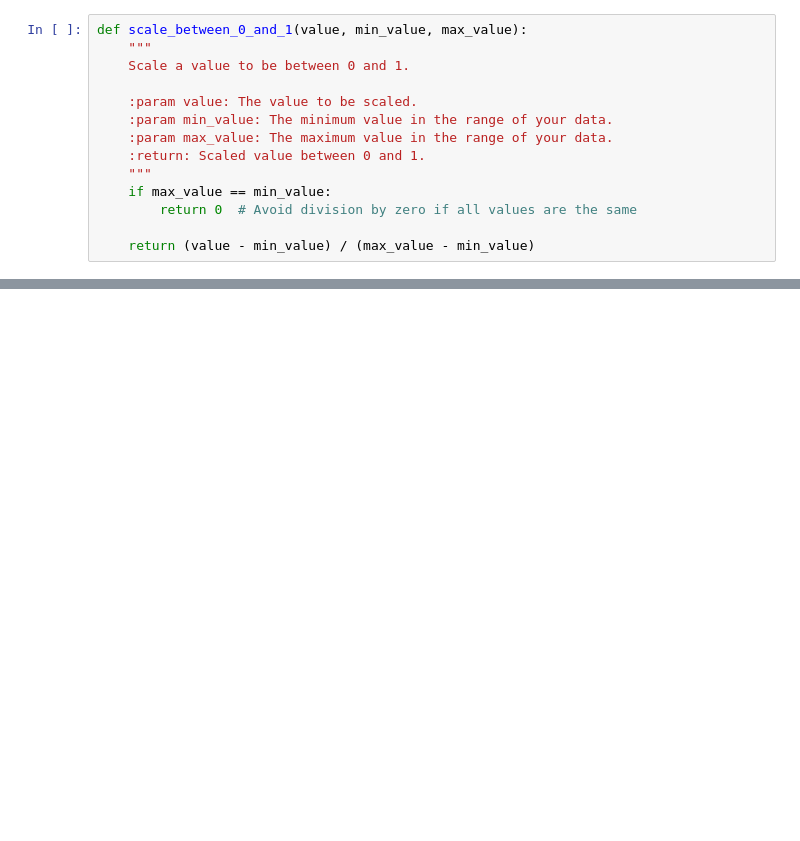
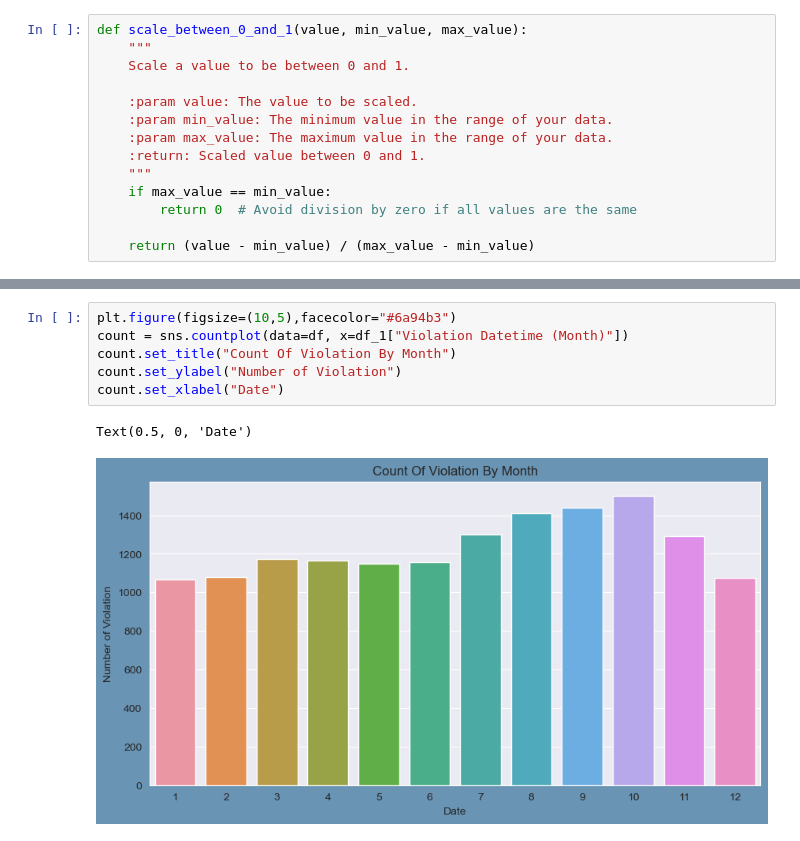
Before and after one commit to yasinsametkaraca/parking-violation-predictions, a Jupyter notebook: parking_violation_predict_for_one_street.ipynb, the cells around one changed output, grey strips where cells are left out. Drawn from its saved outputs; the diff is of its cells as text; blank space fills up the shorter version.

```diff
--- a/parking_violation_predict_for_one_street.ipynb
+++ b/parking_violation_predict_for_one_street.ipynb
@@ -392,0 +498,9 @@ df_1
+# %%
+plt.figure(figsize=(10,5),facecolor="#6a94b3")
+count = sns.countplot(data=df, x=df_1["Violation Datetime (Month)"])
+count.set_title("Count Of Violation By Month")
+count.set_ylabel("Number of Violation")
+count.set_xlabel("Date")
+# %% [output]
+Text(0.5, 0, 'Date')
+[figure, added]
```
Also changed, not shown: parts of 30 cells of this notebook.
